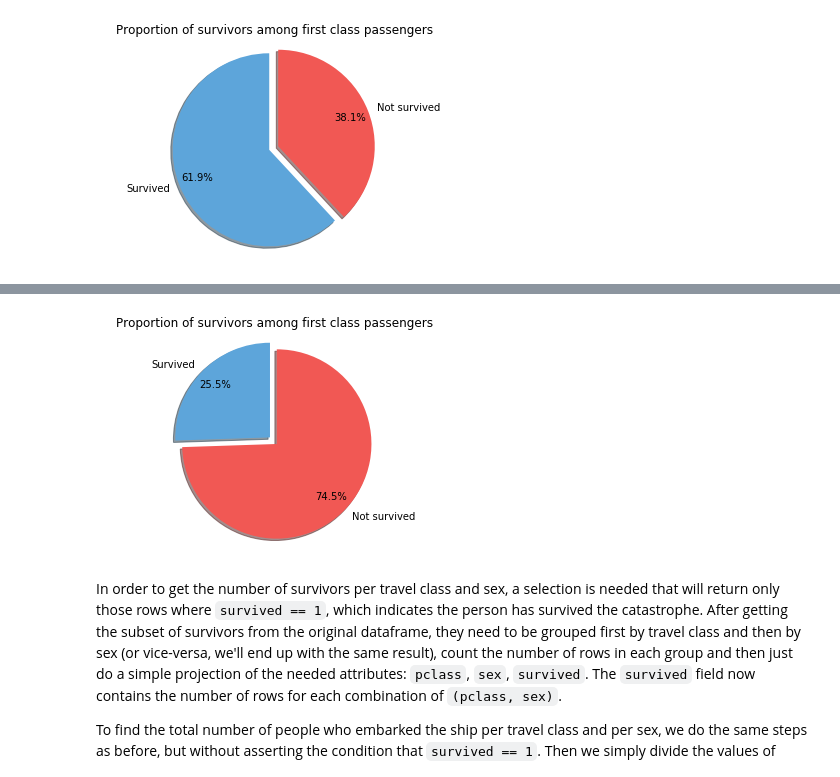
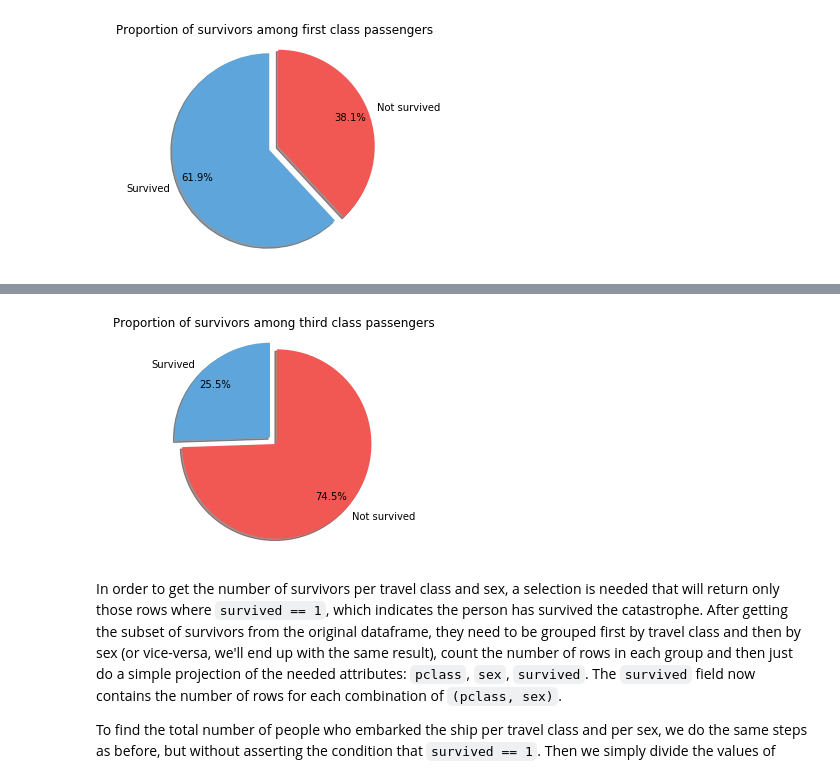
Before and after one commit to martinj96/Ada2017, a Jupyter notebook: Homework 1/Homework 1.ipynb, the cells around one changed output, grey strips where cells are left out. Drawn from its saved outputs; the diff is of its cells as text; code cells hidden in the pictures.

```diff
--- a/Homework 1/Homework 1.ipynb
+++ b/Homework 1/Homework 1.ipynb
@@ -739,15 +739,15 @@ plt.show()
 # %%
 fig, ax = plt.subplots()
 
 class_index = 2
 plot_data = [survived_per_class.iloc[class_index]['survived'], survived_per_class.iloc[class_index]['total'] - survived_per_class.iloc[class_index]['survived']]
 ax.pie(plot_data, labels=['Survived', 'Not survived'], autopct='%1.1f%%',
         shadow=True, explode=(0.1, 0.0), pctdistance=0.8, startangle=90, colors=["#5DA5DA", "#F15854"])
 ax.axis('equal')
-plt.title("Proportion of survivors among first class passengers")
+plt.title("Proportion of survivors among third class passengers")
 plt.show()
 # %% [output]
-[figure, old version]
+[figure, new version]
 # %% [markdown]
 In order to get the number of survivors per travel class and sex, a selection is needed that will return only those rows where `survived == 1`, which indicates the person has survived the catastrophe. After getting the subset of survivors from the original dataframe, they need to be grouped first by travel class and then by sex (or vice-versa, we'll end up with the same result), count the number of rows in each group and then just do a simple projection of the needed attributes: `pclass`, `sex`, `survived`. The `survived` field now contains the number of rows for each combination of `(pclass, sex)`.
 
```
Also changed, not shown: parts of 3 cells of this notebook.
